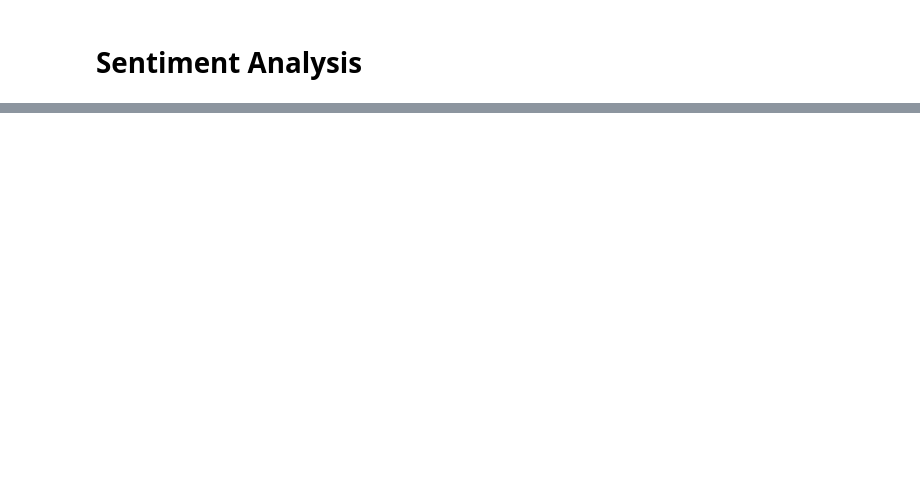
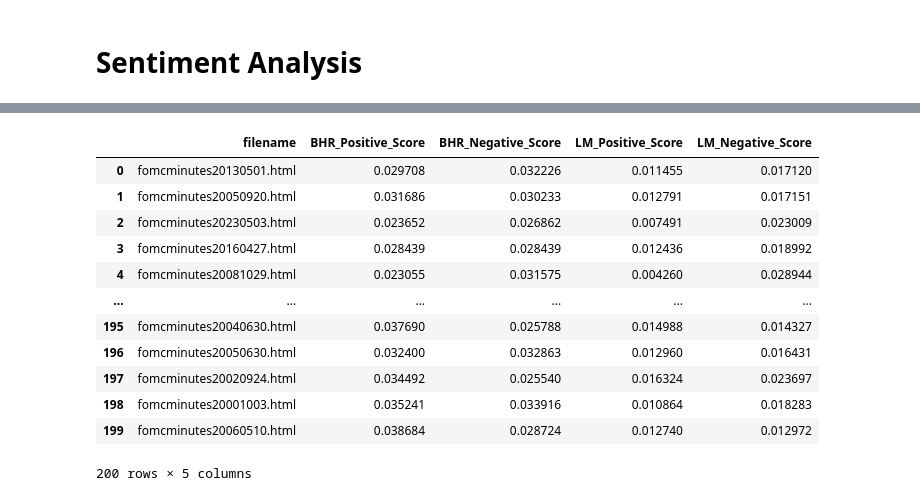
Before and after one commit to jonahnathan0/Fed_Announcements, a Jupyter notebook: Dataset_Build.ipynb, the cells around one changed output, grey strips where cells are left out. Drawn from its saved outputs; the diff is of its cells as text; code cells hidden in the pictures; blank space fills up the shorter version.

```diff
--- a/Dataset_Build.ipynb
+++ b/Dataset_Build.ipynb
@@ -599,0 +619,38 @@ combined_by_id .to_csv('raw_data/combined_by_id.csv', index = False)
+# %%
+def read_file_with_fallback(filepath):
+    try:
+        with open(filepath, 'r', encoding='utf-8') as f:
+            return f.read()
+    except UnicodeDecodeError:
+        with open(filepath, 'r', encoding='ISO-8859-1') as f:
+            return f.read()
+
+def compute_sentiment_scores(folder):
+    scores = []
+
+    for filename in os.listdir(folder):
+        if filename.endswith('.html'):
+            filepath = os.path.join(folder, filename)
+            html_content = read_file_with_fallback(filepath)
+            soup = BeautifulSoup(html_content, 'html.parser')
+            text = soup.get_text(separator=' ', strip=True).lower()
+            words = text.split()
+            total_words = len(words)
+
+            bhr_pos = len(BHR_positive_regex.findall(text)) / total_words if total_words else 0
+            bhr_neg = len(BHR_negative_regex.findall(text)) / total_words if total_words else 0
+            lm_pos = len(LM_positive_regex.findall(text)) / total_words if total_words else 0
+            lm_neg = len(LM_negative_regex.findall(text)) / total_words if total_words else 0
+
+            scores.append({
+                'filename': filename,
+                'BHR_Positive_Score': bhr_pos,
+                'BHR_Negative_Score': bhr_neg,
+                'LM_Positive_Score': lm_pos,
+                'LM_Negative_Score': lm_neg
+            })
+
+    return pd.DataFrame(scores)
+
+announcements_df = compute_sentiment_scores('raw_data/announcements')
+intermeeting_df = compute_sentiment_scores('raw_data/intermeeting')
@@ -599,0 +673,16 @@ combined_by_id .to_csv('raw_data/combined_by_id.csv', index = False)
+# %%
+intermeeting_df
+# %% [output]
+|  | filename | BHR_Positive_Score | BHR_Negative_Score | LM_Positive_Score | LM_Negative_Score |
+| 0 | fomcminutes20130501.html | 0.029708 | 0.032226 | 0.011455 | 0.017120 |
+| 1 | fomcminutes20050920.html | 0.031686 | 0.030233 | 0.012791 | 0.017151 |
+| 2 | fomcminutes20230503.html | 0.023652 | 0.026862 | 0.007491 | 0.023009 |
+| 3 | fomcminutes20160427.html | 0.028439 | 0.028439 | 0.012436 | 0.018992 |
+| 4 | fomcminutes20081029.html | 0.023055 | 0.031575 | 0.004260 | 0.028944 |
+| ... | ... | ... | ... | ... | ... |
+| 195 | fomcminutes20040630.html | 0.037690 | 0.025788 | 0.014988 | 0.014327 |
+| 196 | fomcminutes20050630.html | 0.032400 | 0.032863 | 0.012960 | 0.016431 |
+| 197 | fomcminutes20020924.html | 0.034492 | 0.025540 | 0.016324 | 0.023697 |
+| 198 | fomcminutes20001003.html | 0.035241 | 0.033916 | 0.010864 | 0.018283 |
+| 199 | fomcminutes20060510.html | 0.038684 | 0.028724 | 0.012740 | 0.012972 |
+200 rows × 5 columns
```
Also changed, not shown: parts of 16 cells of this notebook, 14 other files.
